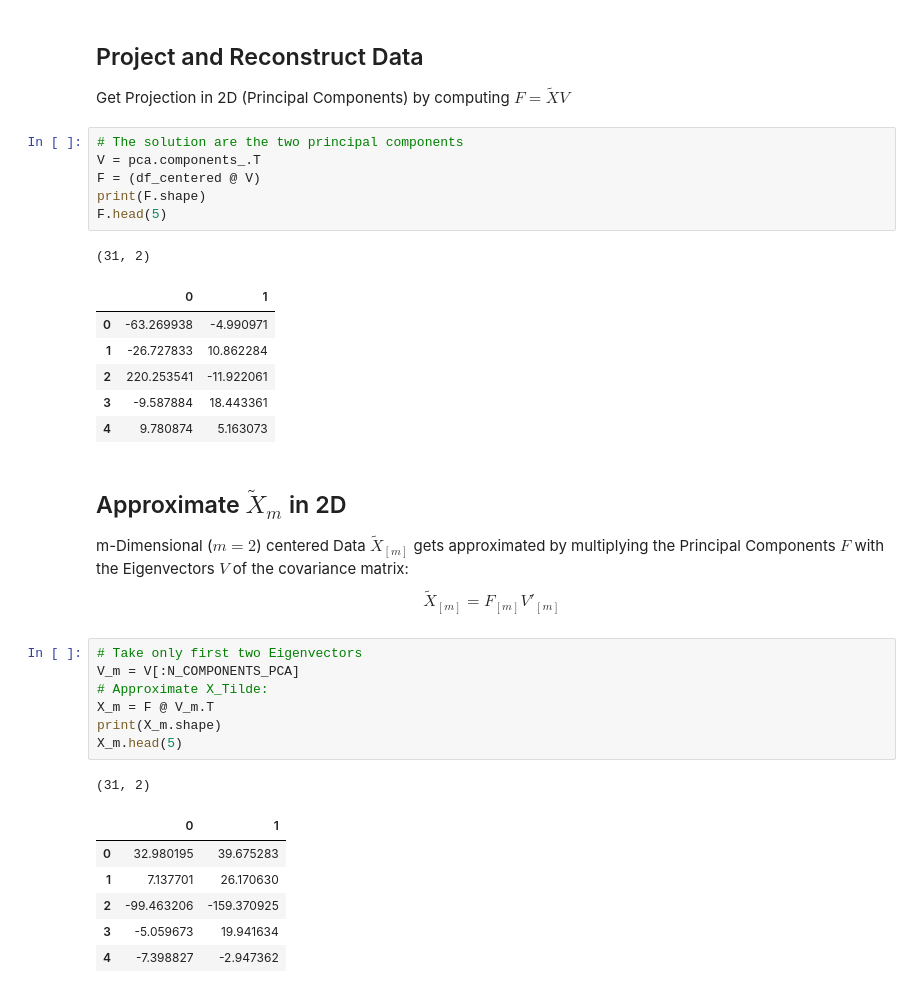
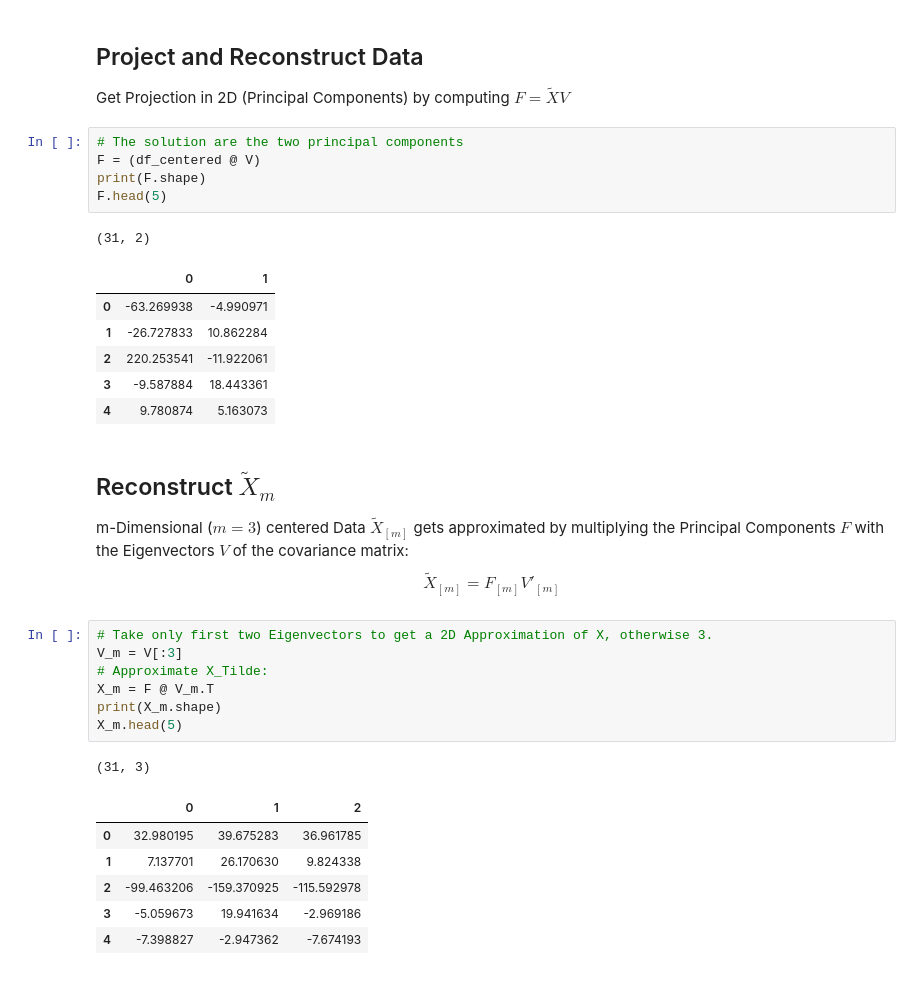
Before and after one commit to negralessio/multivariate-verfahren, a Jupyter notebook: U6/u6_PCA.ipynb, the cells around one changed output. Cells and saved outputs as stored; diff of their text form.

```diff
--- a/U6/u6_PCA.ipynb
+++ b/U6/u6_PCA.ipynb
@@ -144,7 +145,6 @@ array([[-0.47993961, -0.52383499],
 Get Projection in 2D (Principal Components) by computing $F =  \tilde{X}V$
 # %%
 # The solution are the two principal components
-V = pca.components_.T
 F = (df_centered @ V)
 print(F.shape)
 F.head(5)
@@ -157,20 +157,20 @@ F.head(5)
 | 3 | -9.587884 | 18.443361 |
 | 4 | 9.780874 | 5.163073 |
 # %% [markdown]
-## Approximate $\tilde{X}_{m}$ in 2D
-m-Dimensional ($m=2$) centered Data $\tilde{X}_{[m]}$ gets approximated by multiplying the Principal Components $F$ with the Eigenvectors $V$ of the covariance matrix: $$\tilde{X}_{[m]} = F_{[m]}V'_{[m]}$$
+## Reconstruct $\tilde{X}_{m}$
+m-Dimensional ($m=3$) centered Data $\tilde{X}_{[m]}$ gets approximated by multiplying the Principal Components $F$ with the Eigenvectors $V$ of the covariance matrix: $$\tilde{X}_{[m]} = F_{[m]}V'_{[m]}$$
 # %%
-# Take only first two Eigenvectors
-V_m = V[:N_COMPONENTS_PCA]
+# Take only first two Eigenvectors to get a 2D Approximation of X, otherwise 3.
+V_m = V[:3]
 # Approximate X_Tilde:
 X_m = F @ V_m.T
 print(X_m.shape)
 X_m.head(5)
 # %% [output]
-(31, 2)
+(31, 3)
-|  | 0 | 1 |
-| 0 | 32.980195 | 39.675283 |
-| 1 | 7.137701 | 26.170630 |
-| 2 | -99.463206 | -159.370925 |
-| 3 | -5.059673 | 19.941634 |
-| 4 | -7.398827 | -2.947362 |
+|  | 0 | 1 | 2 |
+| 0 | 32.980195 | 39.675283 | 36.961785 |
+| 1 | 7.137701 | 26.170630 | 9.824338 |
+| 2 | -99.463206 | -159.370925 | -115.592978 |
+| 3 | -5.059673 | 19.941634 | -2.969186 |
+| 4 | -7.398827 | -2.947362 | -7.674193 |
```
Also changed, not shown: parts of 8 cells of this notebook.
